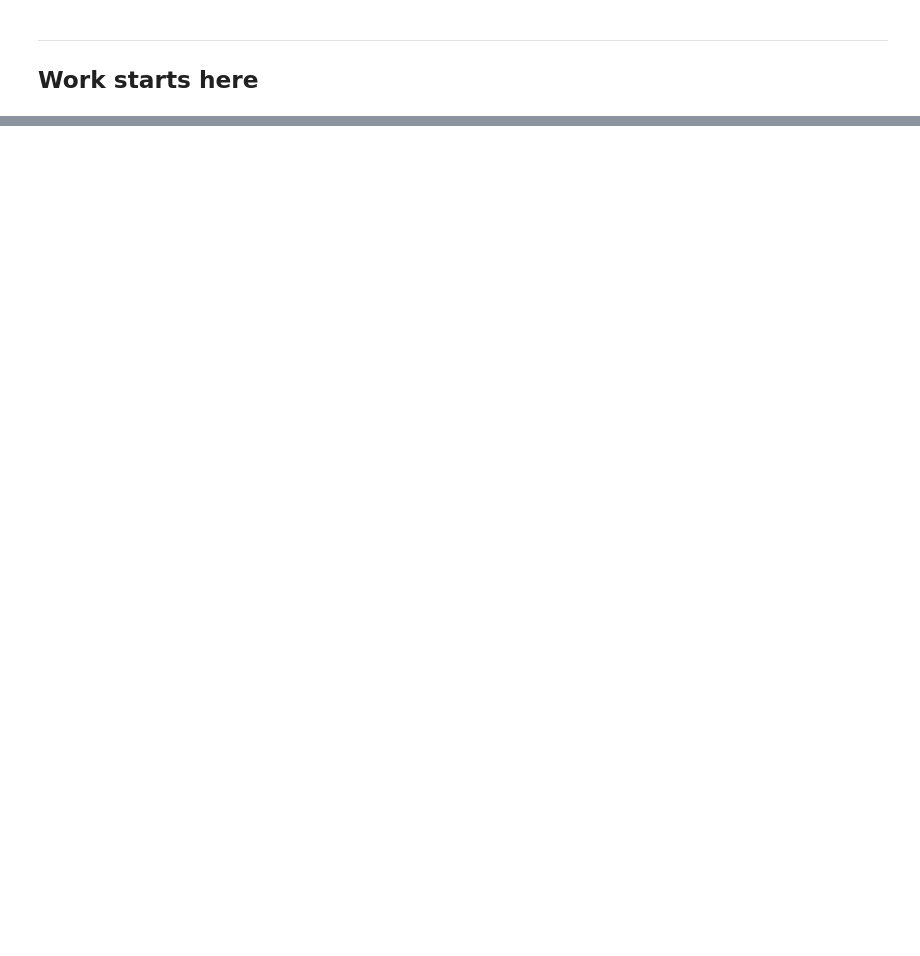
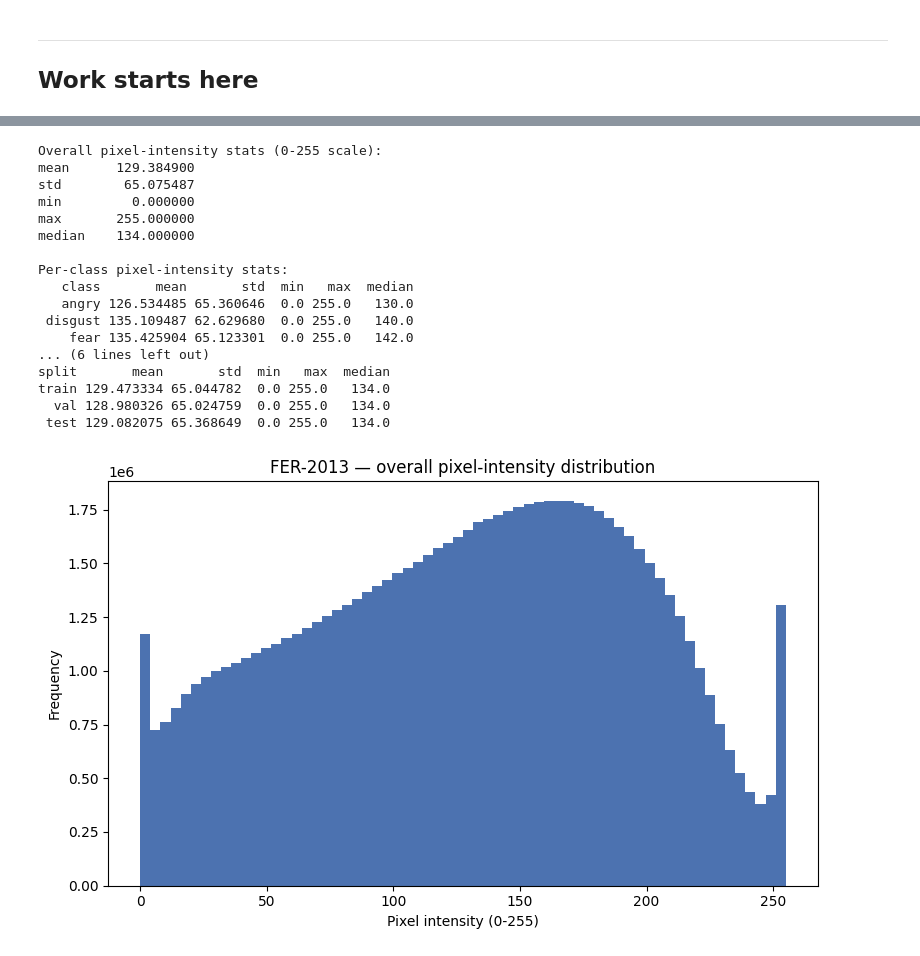
Before and after one commit to SalilaLivera/ChatBOT, a Jupyter notebook: ml/fer/notebooks/01_dataset_exploration.ipynb, the cells around one changed output, grey strips where cells are left out. Drawn from its saved outputs; the diff is of its cells as text; code cells hidden in the pictures; blank space fills up the shorter version.

```diff
--- a/ml/fer/notebooks/01_dataset_exploration.ipynb
+++ b/ml/fer/notebooks/01_dataset_exploration.ipynb
@@ -59,0 +940,80 @@ RUN["run_id"]
+# %%
+def pixel_stats(mask):
+    pix = images[mask & readable].astype(np.float64)
+    if pix.size == 0:
+        return {"mean": np.nan, "std": np.nan, "min": np.nan, "max": np.nan, "median": np.nan}
+    return {
+        "mean": float(pix.mean()),
+        "std": float(pix.std()),
+        "min": float(pix.min()),
+        "max": float(pix.max()),
+        "median": float(np.median(pix)),
+    }
+
+overall_stats = pixel_stats(np.ones(N, dtype=bool))
+print("Overall pixel-intensity stats (0-255 scale):")
+print(pd.Series(overall_stats).to_string())
+
+per_class_rows = []
+for cls in CLASS_NAMES:
+    stats = pixel_stats(classes == cls)
+    stats["class"] = cls
+    per_class_rows.append(stats)
+per_class_df = pd.DataFrame(per_class_rows)[["class", "mean", "std", "min", "max", "median"]]
+print()
+print("Per-class pixel-intensity stats:")
+print(per_class_df.to_string(index=False))
+
+per_split_rows = []
+for name, mask in (("train", TRAIN_MASK), ("val", VAL_MASK), ("test", TEST_MASK)):
+    stats = pixel_stats(mask)
+    stats["split"] = name
+    per_split_rows.append(stats)
+per_split_df = pd.DataFrame(per_split_rows)[["split", "mean", "std", "min", "max", "median"]]
+print()
+print("Per-split pixel-intensity stats:")
+print(per_split_df.to_string(index=False))
+
+# --- plots ----------------------------------------------------------------
+fig, ax = plt.subplots(figsize=(8, 5))
+ax.hist(images[readable].reshape(-1), bins=64, range=(0, 255), color="#4C72B0")
+ax.set_xlabel("Pixel intensity (0-255)")
+ax.set_ylabel("Frequency")
+ax.set_title("FER-2013 — overall pixel-intensity distribution")
+plt.tight_layout()
+plt.savefig(os.path.join(PLOT_DIR, "pixel_intensity_overall.png"), dpi=150, bbox_inches="tight")
+plt.show()
+
+fig, axes = plt.subplots(2, 4, figsize=(16, 7))
+axes = axes.flatten()
+for ax, cls in zip(axes, CLASS_NAMES):
+    pix = images[(classes == cls) & readable].reshape(-1)
+    ax.hist(pix, bins=64, range=(0, 255), color="#55A868")
+    ax.set_title(cls)
+    ax.set_xlabel("Pixel intensity")
+    ax.set_ylabel("Frequency")
+for ax in axes[len(CLASS_NAMES):]:
+    ax.axis("off")
+fig.suptitle("FER-2013 — pixel-intensity distribution per class")
+plt.tight_layout()
+plt.savefig(os.path.join(PLOT_DIR, "pixel_intensity_per_class.png"), dpi=150, bbox_inches="tight")
+plt.show()
+# %% [output]
+Overall pixel-intensity stats (0-255 scale):
+mean      129.384900
+std        65.075487
+min         0.000000
+max       255.000000
+median    134.000000
+
+Per-class pixel-intensity stats:
+   class       mean       std  min   max  median
+   angry 126.534485 65.360646  0.0 255.0   130.0
+ disgust 135.109487 62.629680  0.0 255.0   140.0
+    fear 135.425904 65.123301  0.0 255.0   142.0
+... (6 lines left out)
+split       mean       std  min   max  median
+train 129.473334 65.044782  0.0 255.0   134.0
+  val 128.980326 65.024759  0.0 255.0   134.0
+ test 129.082075 65.368649  0.0 255.0   134.0
+[figure, added]
```
Also changed, not shown: parts of 33 cells of this notebook, 23 other files.
